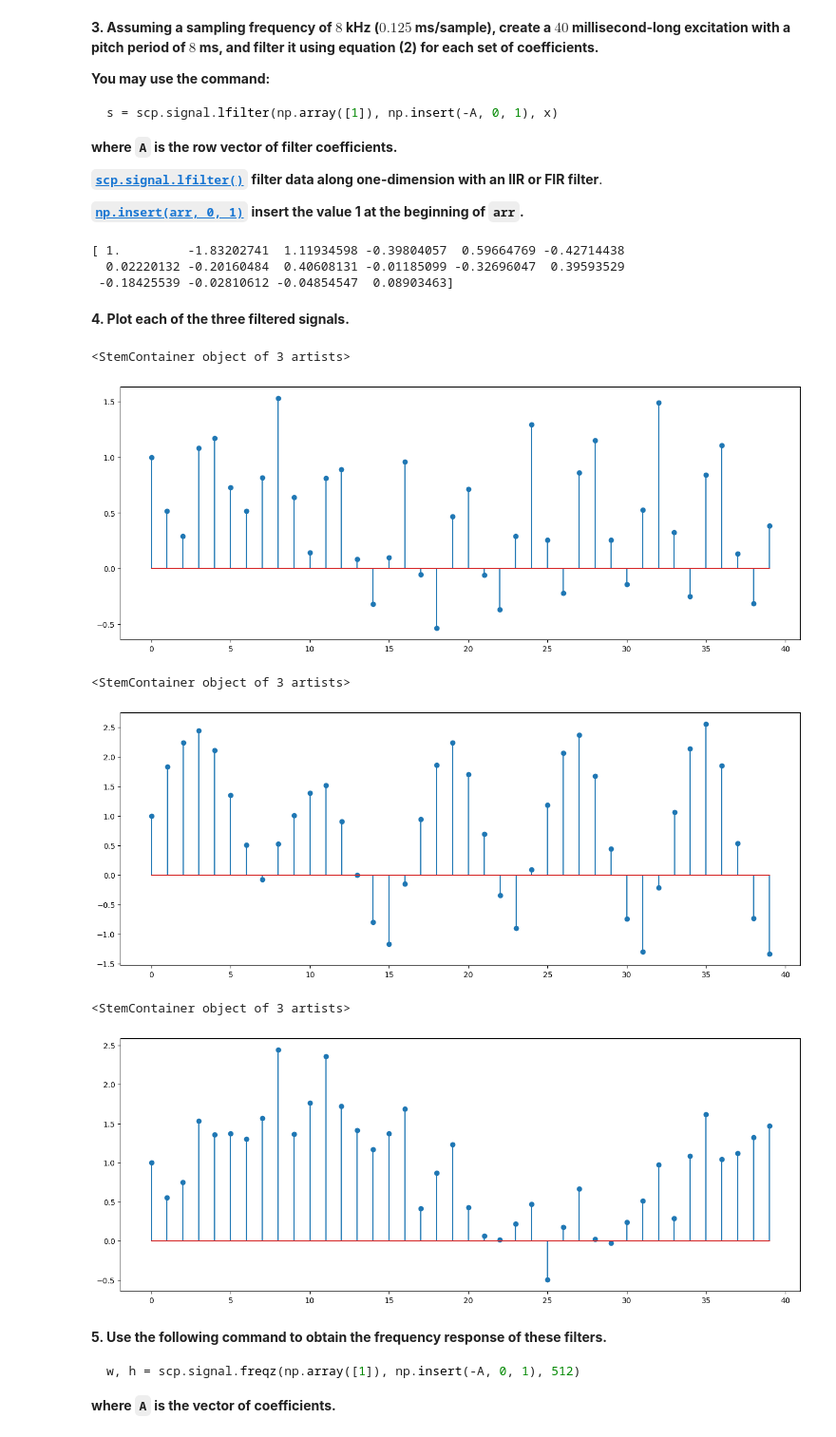
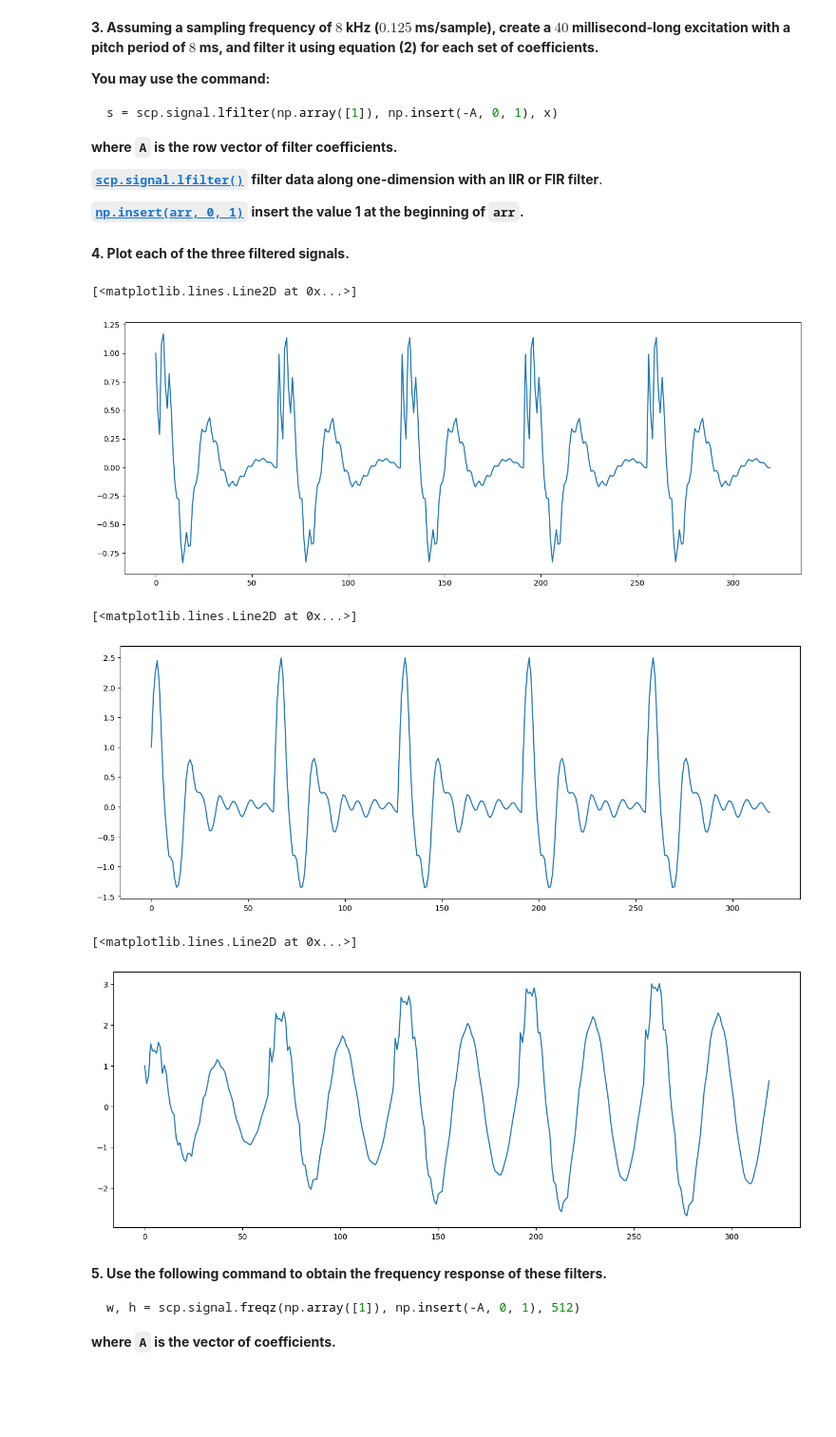
Before and after one commit to cdavin2/dsp_lab09b, a Jupyter notebook: lab09b_final_report.ipynb, the cells around one changed output. Shown at 95% size. Saved outputs shown, nothing was run; the diff lists cells and outputs as text; code cells hidden in the pictures; blank space fills up the shorter version.

````diff
--- a/lab09b_final_report.ipynb
+++ b/lab09b_final_report.ipynb
@@ -82,32 +85,28 @@ s = scp.signal.lfilter(np.array([1]), np.insert(-A, 0, 1), x)
 **[```np.insert(arr, 0, 1)```](https://numpy.org/doc/stable/reference/generated/numpy.insert.html) insert the value 1 at the beginning of ```arr```.**
 # %%
 # insert your code here
-x = exciteV(40, 8)
+x = exciteV(int(40/0.125), int(8/0.125))
 s1 = scp.signal.lfilter(np.array([1]), np.insert(-A1, 0, 1), x)
 s2 = scp.signal.lfilter(np.array([1]), np.insert(-A2, 0, 1), x)
 s3 = scp.signal.lfilter(np.array([1]), np.insert(-A3, 0, 1), x)
-# %% [output]
-[ 1.         -1.83202741  1.11934598 -0.39804057  0.59664769 -0.42714438
-  0.02220132 -0.20160484  0.40608131 -0.01185099 -0.32696047  0.39593529
- -0.18425539 -0.02810612 -0.04854547  0.08903463]
 # %% [markdown]
 **4. Plot each of the three filtered signals.**
 # %%
 # insert your code here
-plt.stem(s1)
+plt.plot(s1)
 # %% [output]
-<StemContainer object of 3 artists>
+[<matplotlib.lines.Line2D at 0x...>]
-[figure, old version]
+[figure, new version]
 # %%
-plt.stem(s2)
+plt.plot(s2)
 # %% [output]
-<StemContainer object of 3 artists>
+[<matplotlib.lines.Line2D at 0x...>]
-[figure, old version]
+[figure, new version]
 # %%
-plt.stem(s3)
+plt.plot(s3)
 # %% [output]
-<StemContainer object of 3 artists>
+[<matplotlib.lines.Line2D at 0x...>]
-[figure, old version]
+[figure, new version]
 # %% [markdown]
 **5. Use the following command to obtain the frequency response of these filters.**
 ```python
````
Also changed, not shown: parts of 15 cells of this notebook.
